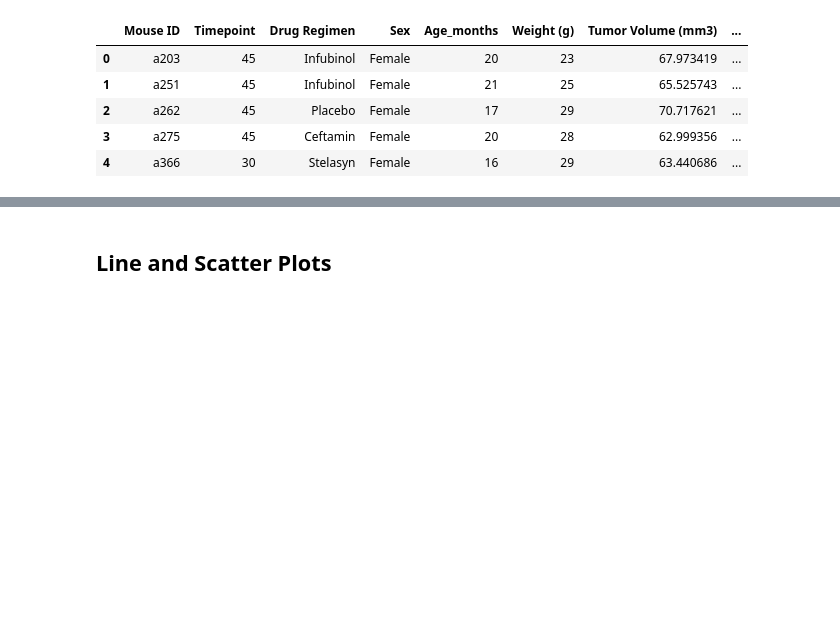
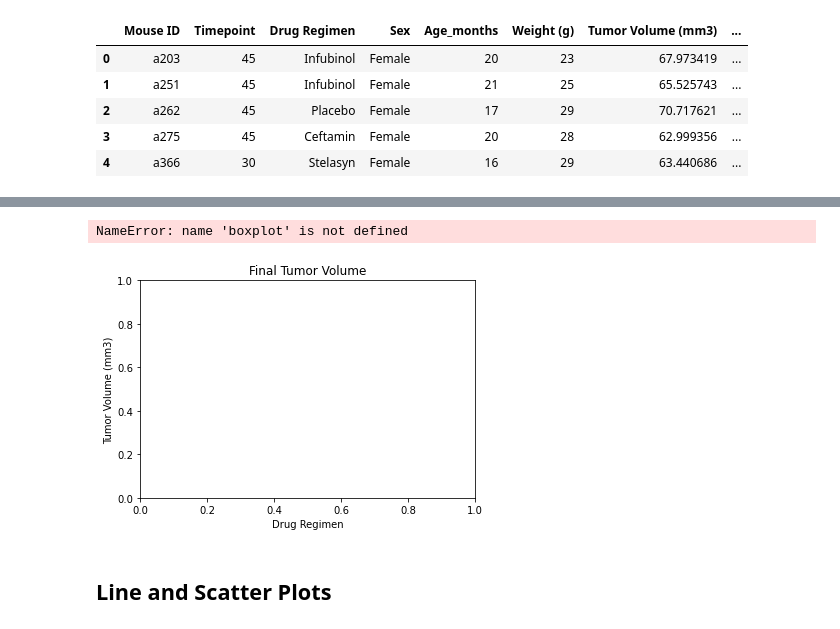
Before and after one commit to JoseH-Git/matplotlib--challenge, a Jupyter notebook: Pymaceuticals/pymaceuticals_starter.ipynb, the cells around one changed output, grey strips where cells are left out. Saved outputs shown, nothing was run; the diff lists cells and outputs as text; code cells hidden in the pictures; blank space fills up the shorter version.

```diff
--- a/Pymaceuticals/pymaceuticals_starter.ipynb
+++ b/Pymaceuticals/pymaceuticals_starter.ipynb
@@ -312,5 +312,16 @@ Ceftamin treatmentValues above 68.79983003 could be outliers.
 # %%
 # Generate a box plot of the final tumor volume of each mouse across four regimens of interest
+
+
+plt.title('Final Tumor Volume')
+plt.ylabel('Tumor Volume (mm3)')
+plt.xlabel("Drug Regimen")
+boxplot(tumor_volume, labels = drug_regimen)
+plt.savefig("../Images/Final Tumor Volume", bbox_inches = "tight")
+plt.show()
+# %% [output]
+NameError: name 'boxplot' is not defined
+[figure, added]
 # %% [markdown]
 ## Line and Scatter Plots
 # %%
```
Also changed, not shown: parts of 3 cells of this notebook, 1 other file.
